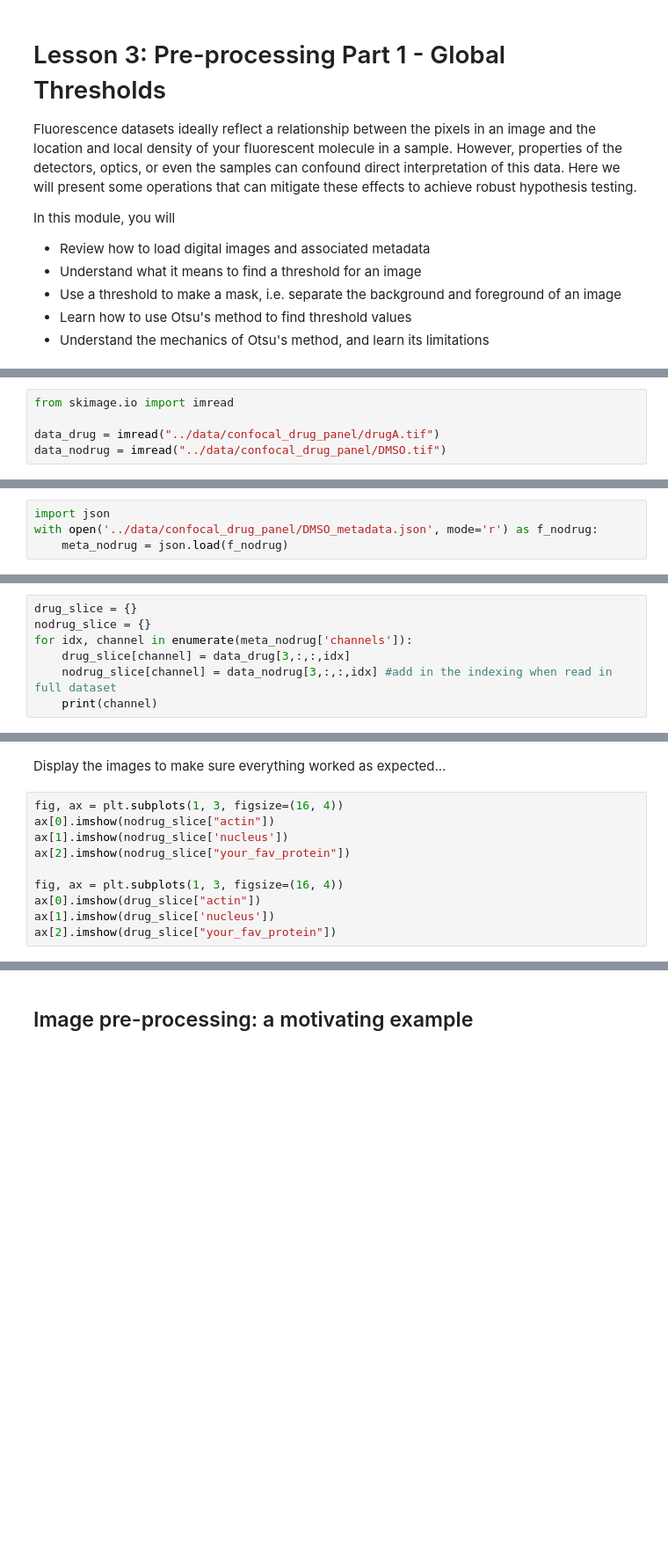
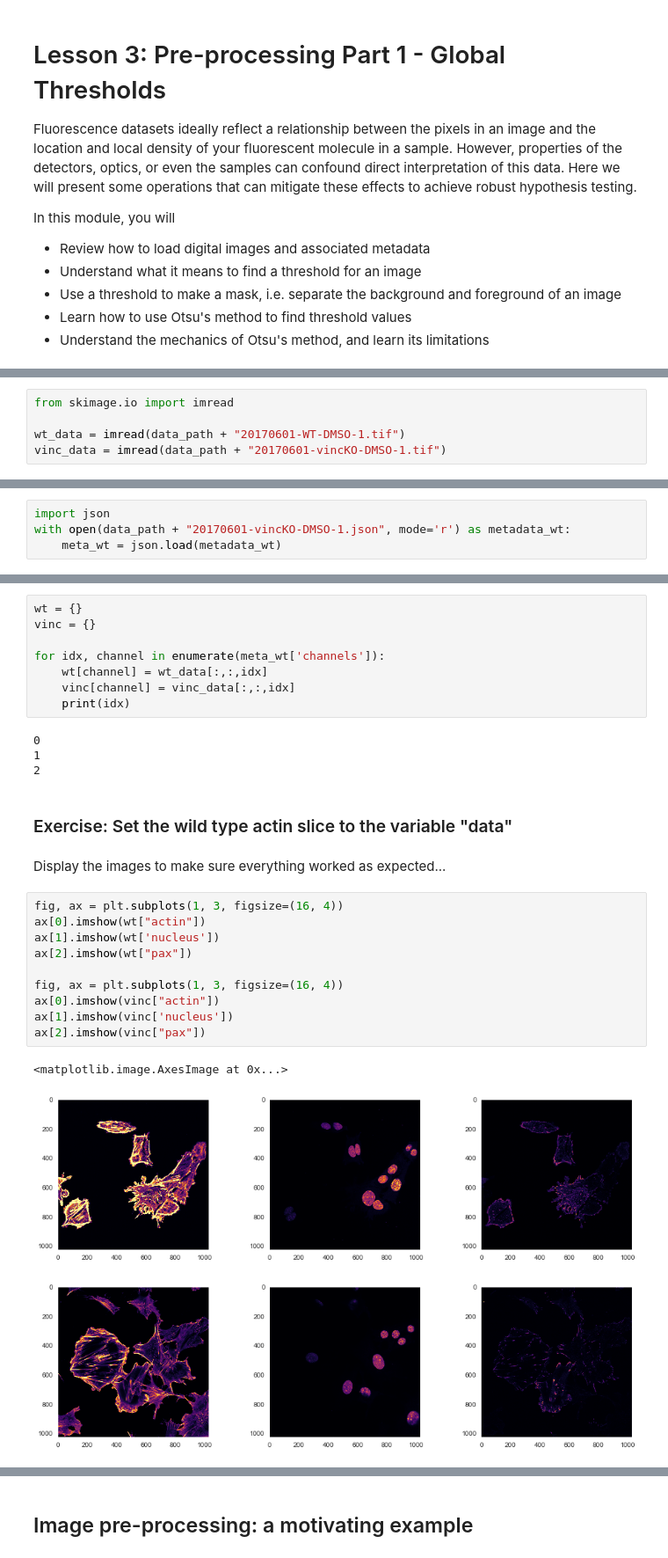
Before and after one commit to DataLucence/images, a Jupyter notebook: lessons/Lesson 3 Preprocessing I (Global Thresholds).ipynb, the cells around one changed output, grey strips where cells are left out. Shown at 88% size. Saved outputs shown, nothing was run; the diff lists cells and outputs as text; blank space fills up the shorter version.

Commit message:
swapped out yfp dataset for adhesion dataset and modified workflow of lessons 3&4. Lesson 3 is complete, lesson 4 needs to be finished

```diff
--- a/lessons/Lesson 3 Preprocessing I (Global Thresholds).ipynb
+++ b/lessons/Lesson 3 Preprocessing I (Global Thresholds).ipynb
@@ -28,5 +65,5 @@ Import an image file and associated metadata as we learned in the last lesson.
 # %%
 from skimage.io import imread
 
-data_drug = imread("../data/confocal_drug_panel/drugA.tif")
-data_nodrug = imread("../data/confocal_drug_panel/DMSO.tif")
+wt_data = imread(data_path + "20170601-WT-DMSO-1.tif")
+vinc_data = imread(data_path + "20170601-vincKO-DMSO-1.tif")
@@ -33,4 +77,4 @@ data_nodrug = imread("../data/confocal_drug_panel/DMSO.tif")
 # %%
 import json
-with open('../data/confocal_drug_panel/DMSO_metadata.json', mode='r') as f_nodrug:
-    meta_nodrug = json.load(f_nodrug)
+with open(data_path + "20170601-vincKO-DMSO-1.json", mode='r') as metadata_wt:
+    meta_wt = json.load(metadata_wt)
@@ -40,7 +92,0 @@ for key, value in meta_nodrug.items():
-# %%
-drug_slice = {}
-nodrug_slice = {}
-for idx, channel in enumerate(meta_nodrug['channels']):
-    drug_slice[channel] = data_drug[3,:,:,idx]
-    nodrug_slice[channel] = data_nodrug[3,:,:,idx] #add in the indexing when read in full dataset
-    print(channel)
@@ -47,12 +99,30 @@ for idx, channel in enumerate(meta_nodrug['channels']):
+# %%
+wt = {}
+vinc = {}
+
+for idx, channel in enumerate(meta_wt['channels']):
+    wt[channel] = wt_data[:,:,idx]
+    vinc[channel] = vinc_data[:,:,idx]
+    print(idx)
+# %% [output]
+0
+1
+2
+# %% [markdown]
+### Exercise: Set the wild type actin slice to the variable "data"
 # %% [markdown]
 Display the images to make sure everything worked as expected...
 # %%
 fig, ax = plt.subplots(1, 3, figsize=(16, 4))
-ax[0].imshow(nodrug_slice["actin"])
-ax[1].imshow(nodrug_slice['nucleus'])
-ax[2].imshow(nodrug_slice["your_fav_protein"])
+ax[0].imshow(wt["actin"])
+ax[1].imshow(wt['nucleus'])
+ax[2].imshow(wt["pax"])
 
 fig, ax = plt.subplots(1, 3, figsize=(16, 4))
-ax[0].imshow(drug_slice["actin"])
-ax[1].imshow(drug_slice['nucleus'])
-ax[2].imshow(drug_slice["your_fav_protein"])
+ax[0].imshow(vinc["actin"])
+ax[1].imshow(vinc['nucleus'])
+ax[2].imshow(vinc["pax"])
+# %% [output]
+<matplotlib.image.AxesImage at 0x...>
+[figure, added]
+[figure, added]
```
Also changed, not shown: parts of 61 cells of this notebook, 11 other files.
